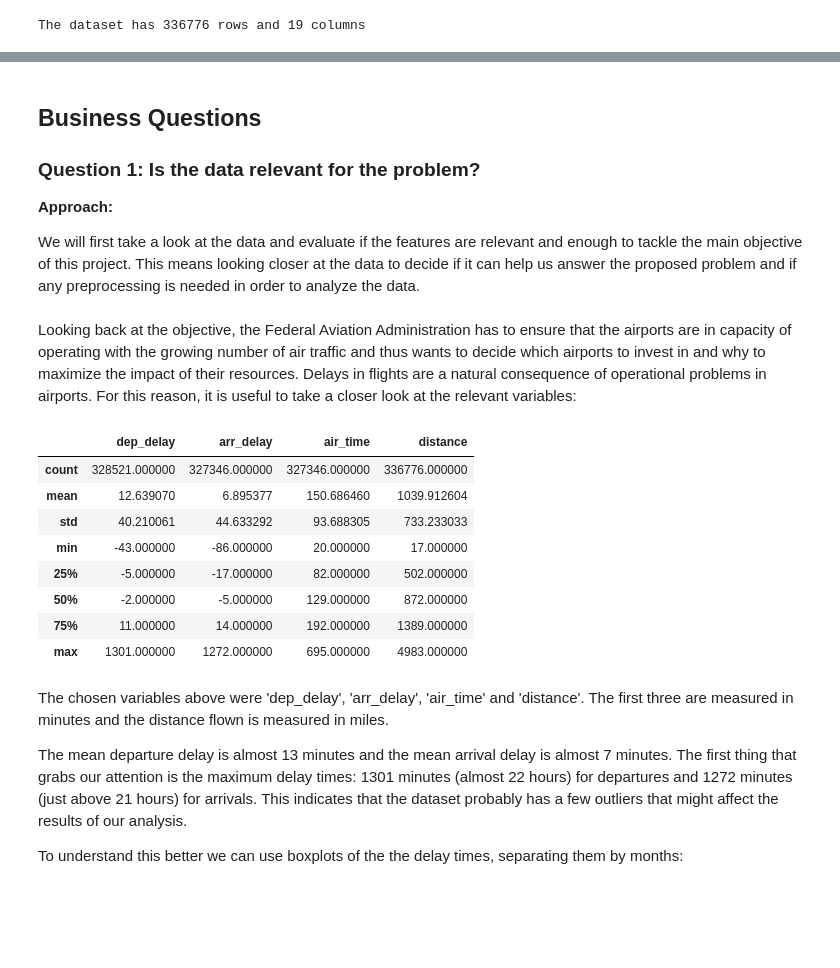
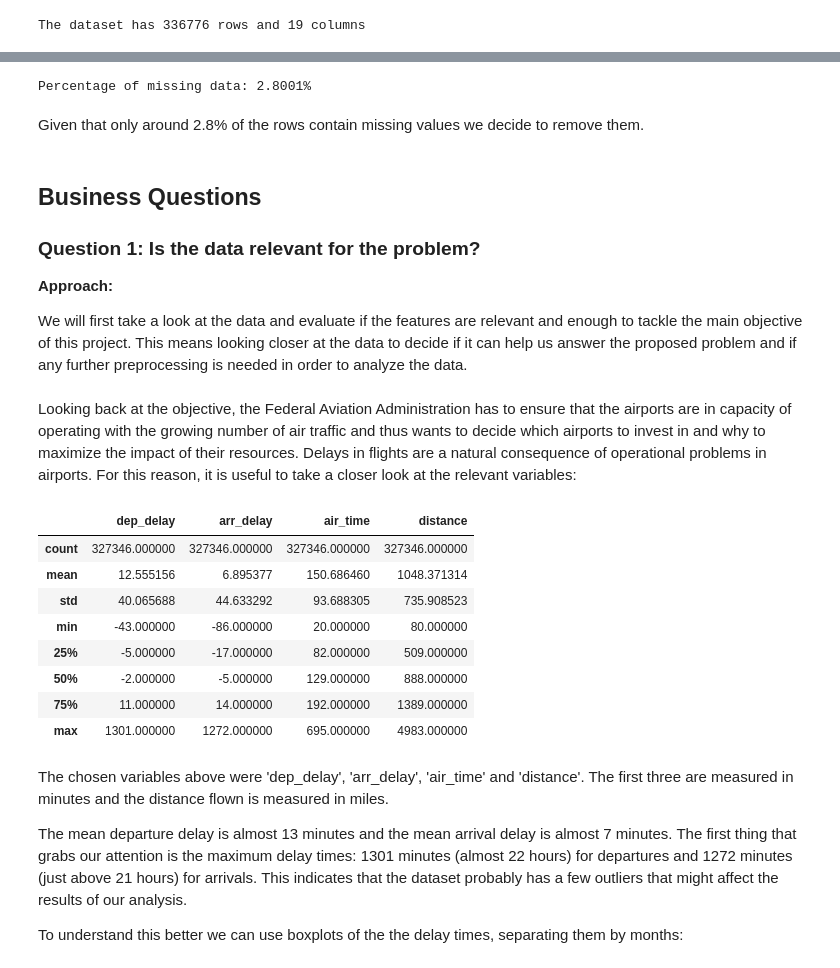
Before and after one commit to shiv-konar/Foundation-Project, a Jupyter notebook: Kalle/Project.ipynb, the cells around one changed output, grey strips where cells are left out. Saved outputs shown, nothing was run; the diff lists cells and outputs as text; code cells hidden in the pictures; blank space fills up the shorter version.

```diff
--- a/Kalle/Project.ipynb
+++ b/Kalle/Project.ipynb
@@ -55,9 +61,8 @@ The dataset has a total of 336.776 rows (flights) and 19 columns (features) whic
 import numpy as np
 import pandas as pd
 # %%
-data = pd.read_csv('flight_data.csv')
-pd.read_
-data.head()
+df = pd.read_csv('flight_data.csv')
+df.head()
 # %% [output]
 |  | year | month | day | dep_time | sched_dep_time | dep_delay | arr_time | sched_arr_time | arr_delay | ... |
 | 0 | 2013 | 1 | 1 | 517.0 | 515 | 2.0 | 830.0 | 819 | 11.0 | ... |
@@ -71,0 +111,4 @@ The dataset has 336776 rows and 19 columns
+# %%
+df1 = df.copy()
+# %%
+df1.dropna(inplace=True)
@@ -72,3 +119,9 @@ The dataset has 336776 rows and 19 columns
+# %%
+print('Percentage of missing data: {}%'.format(round(((df.shape[0] - df1.shape[0])/df.shape[0])*100,4)))
+# %% [output]
+Percentage of missing data: 2.8001%
+# %% [markdown]
+Given that only around 2.8% of the rows contain missing values we decide to remove them.
 # %% [markdown]
 ## Business Questions
 
@@ -76,19 +129,19 @@ The dataset has 336776 rows and 19 columns
 
 **Approach:**
 
-We will first take a look at the data and evaluate if the features are relevant and enough to tackle the main objective of this project. This means looking closer at the data to decide if it can help us answer the proposed problem and if any preprocessing is needed in order to analyze the data.
+We will first take a look at the data and evaluate if the features are relevant and enough to tackle the main objective of this project. This means looking closer at the data to decide if it can help us answer the proposed problem and if any further preprocessing is needed in order to analyze the data.
 # %% [markdown]
 Looking back at the objective, the Federal Aviation Administration has to ensure that the airports are in capacity of operating with the growing number of air traffic and thus wants to decide which airports to invest in and why to maximize the impact of their resources. Delays in flights are a natural consequence of operational problems in airports. For this reason, it is useful to take a closer look at the relevant variables:
 # %%
-data[['dep_delay', 'arr_delay', 'air_time', 'distance']].describe()
+df1[['dep_delay', 'arr_delay', 'air_time', 'distance']].describe()
 # %% [output]
 |  | dep_delay | arr_delay | air_time | distance |
-| count | 328521.000000 | 327346.000000 | 327346.000000 | 336776.000000 |
-| mean | 12.639070 | 6.895377 | 150.686460 | 1039.912604 |
-| std | 40.210061 | 44.633292 | 93.688305 | 733.233033 |
-| min | -43.000000 | -86.000000 | 20.000000 | 17.000000 |
-| 25% | -5.000000 | -17.000000 | 82.000000 | 502.000000 |
-| 50% | -2.000000 | -5.000000 | 129.000000 | 872.000000 |
+| count | 327346.000000 | 327346.000000 | 327346.000000 | 327346.000000 |
+| mean | 12.555156 | 6.895377 | 150.686460 | 1048.371314 |
+| std | 40.065688 | 44.633292 | 93.688305 | 735.908523 |
+| min | -43.000000 | -86.000000 | 20.000000 | 80.000000 |
+| 25% | -5.000000 | -17.000000 | 82.000000 | 509.000000 |
+| 50% | -2.000000 | -5.000000 | 129.000000 | 888.000000 |
 | 75% | 11.000000 | 14.000000 | 192.000000 | 1389.000000 |
 | max | 1301.000000 | 1272.000000 | 695.000000 | 4983.000000 |
 # %% [markdown]
```
Also changed, not shown: parts of 111 cells of this notebook, 1 other file.
